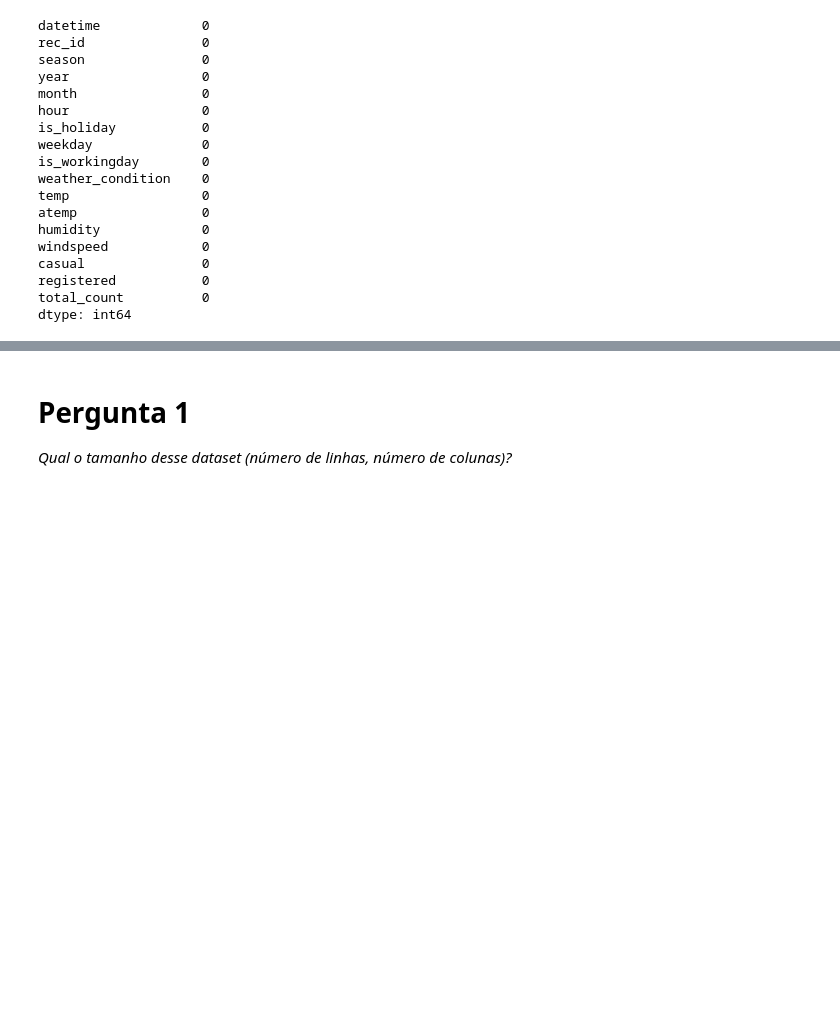
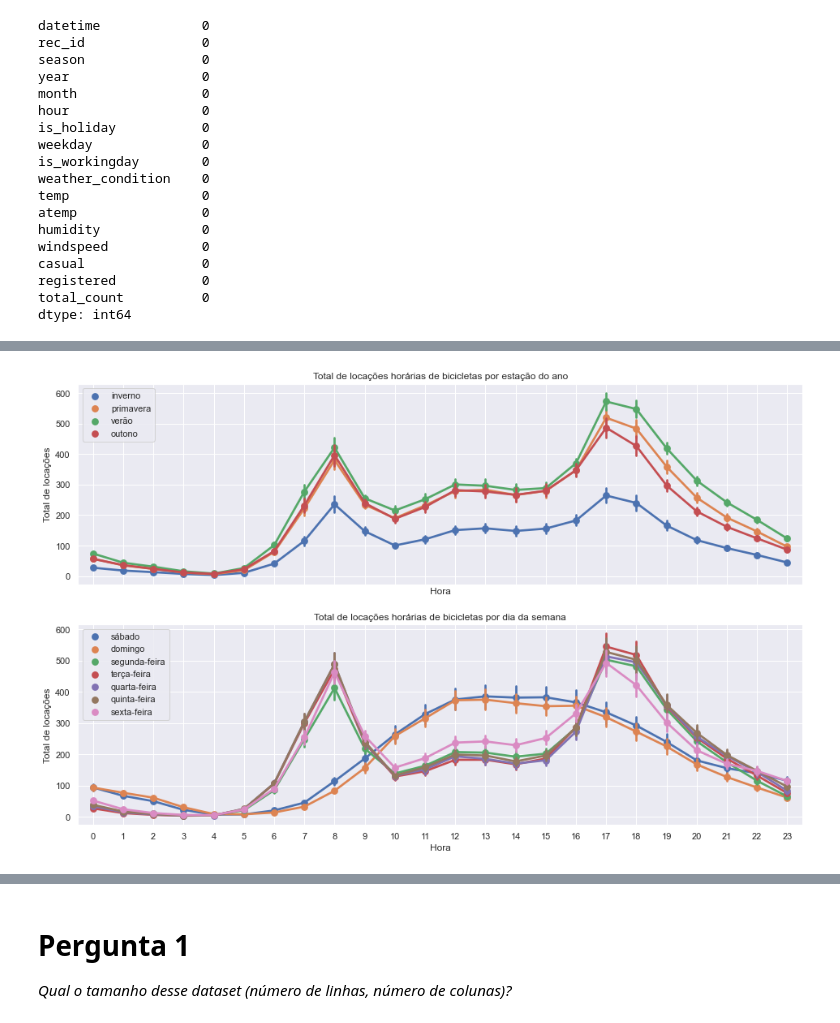
Before and after one commit to alexcamargos/DataScienceBootcampIGTI, a Jupyter notebook: Modulo_1/bike-sharing.ipynb, the cells around one changed output, grey strips where cells are left out. Drawn from its saved outputs; the diff is of its cells as text; code cells hidden in the pictures; blank space fills up the shorter version.

```diff
--- a/Modulo_1/bike-sharing.ipynb
+++ b/Modulo_1/bike-sharing.ipynb
@@ -134,0 +206,8 @@ dtype: int64
+# %%
+df_transform = df.replace({'year': years,
+                           'month': months,
+                           'is_holiday': holiday,
+                           'weekday': days_of_week,
+                           'is_workingday': working_day,
+                           'season': seasons,
+                           'weather_condition': weather_conditions})
@@ -134,0 +224,21 @@ dtype: int64
+# %%
+# Tendencia de locação de bicicletas.
+fig, ax = plt.subplots(nrows=2, sharex=True, figsize=(16, 10))
+
+# Total de locações por estação do ano.
+sns.pointplot(data=df_transform, x='hour', y='total_count', hue='season', ax=ax[0])
+ax[0].set_title('Total de locações horárias de bicicletas por estação do ano')
+ax[0].set_xlabel('Hora')
+ax[0].set_ylabel('Total de locações')
+ax[0].legend(loc='upper left')
+ax[0].grid(True)
+
+# Total de locações por dia da semana.
+sns.pointplot(data=df_transform, x='hour', y='total_count', hue='weekday', ax=ax[1])
+ax[1].set_title('Total de locações horárias de bicicletas por dia da semana')
+ax[1].set_xlabel('Hora')
+ax[1].set_ylabel('Total de locações')
+ax[1].legend(loc='upper left')
+ax[1].grid(True);
+# %% [output]
+[figure, added]
```
Also changed, not shown: parts of 25 cells of this notebook, 1 other file.
